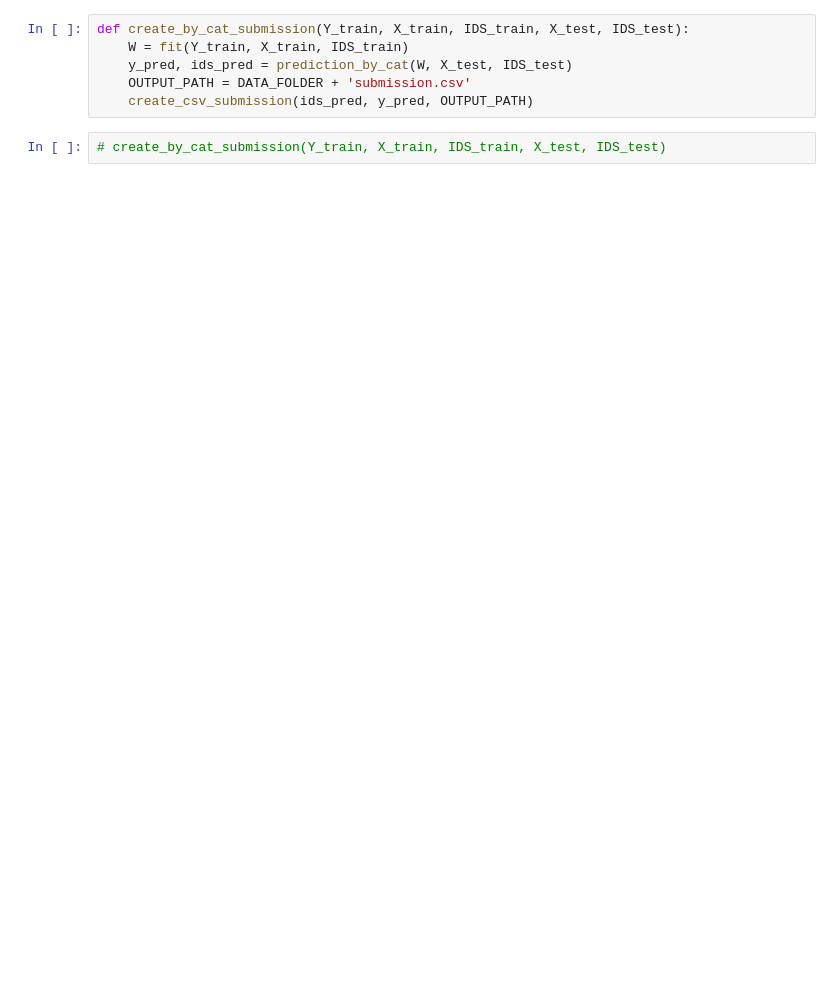
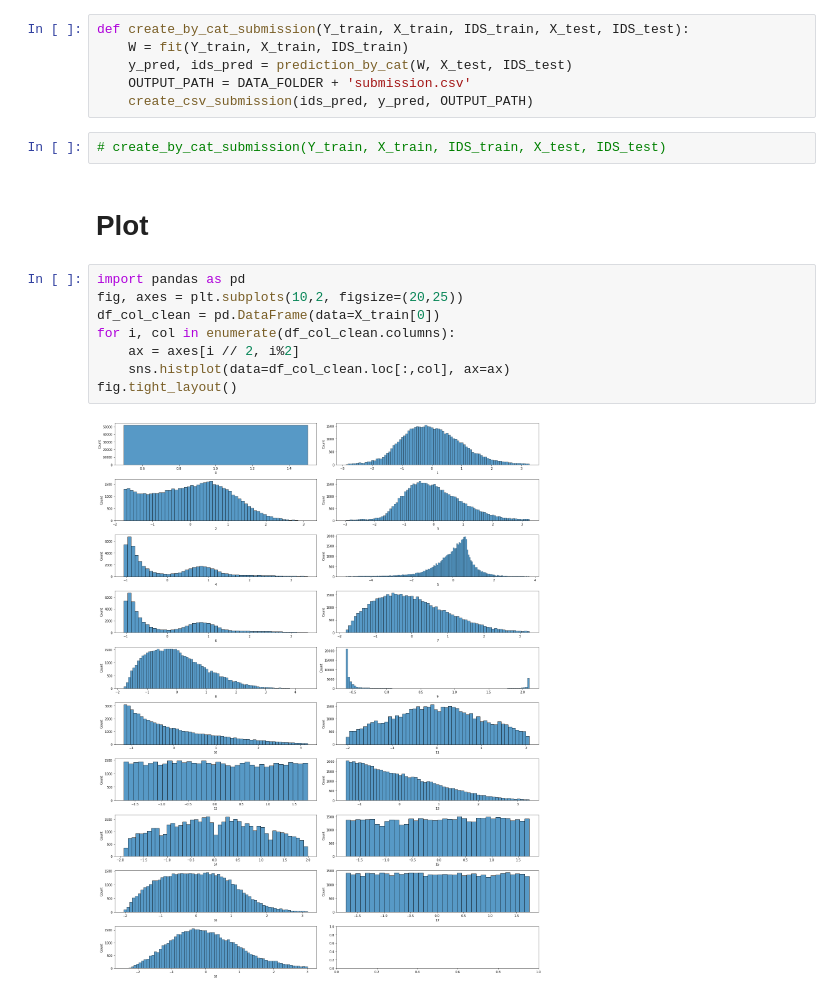
Before and after one commit to hugolepeytre/CS-433-machine-learning, a Jupyter notebook: project1/scripts/categorical_model.ipynb, the cells around one changed output. Cells and saved outputs as stored; diff of their text form; blank space fills up the shorter version.

Commit message:
Visualistation (nan and clean distribution)

```diff
--- a/project1/scripts/categorical_model.ipynb
+++ b/project1/scripts/categorical_model.ipynb
@@ -102,3 +78,15 @@ def create_by_cat_submission(Y_train, X_train, IDS_train, X_test, IDS_test):
     create_csv_submission(ids_pred, y_pred, OUTPUT_PATH)
 # %%
 # create_by_cat_submission(Y_train, X_train, IDS_train, X_test, IDS_test)
+# %% [markdown]
+# Plot
+# %%
+import pandas as pd
+fig, axes = plt.subplots(10,2, figsize=(20,25))
+df_col_clean = pd.DataFrame(data=X_train[0])
+for i, col in enumerate(df_col_clean.columns):
+    ax = axes[i // 2, i%2]
+    sns.histplot(data=df_col_clean.loc[:,col], ax=ax)
+fig.tight_layout()
+# %% [output]
+[figure, added]
```
Also changed, not shown: parts of 19 cells of this notebook, 3 other files.
